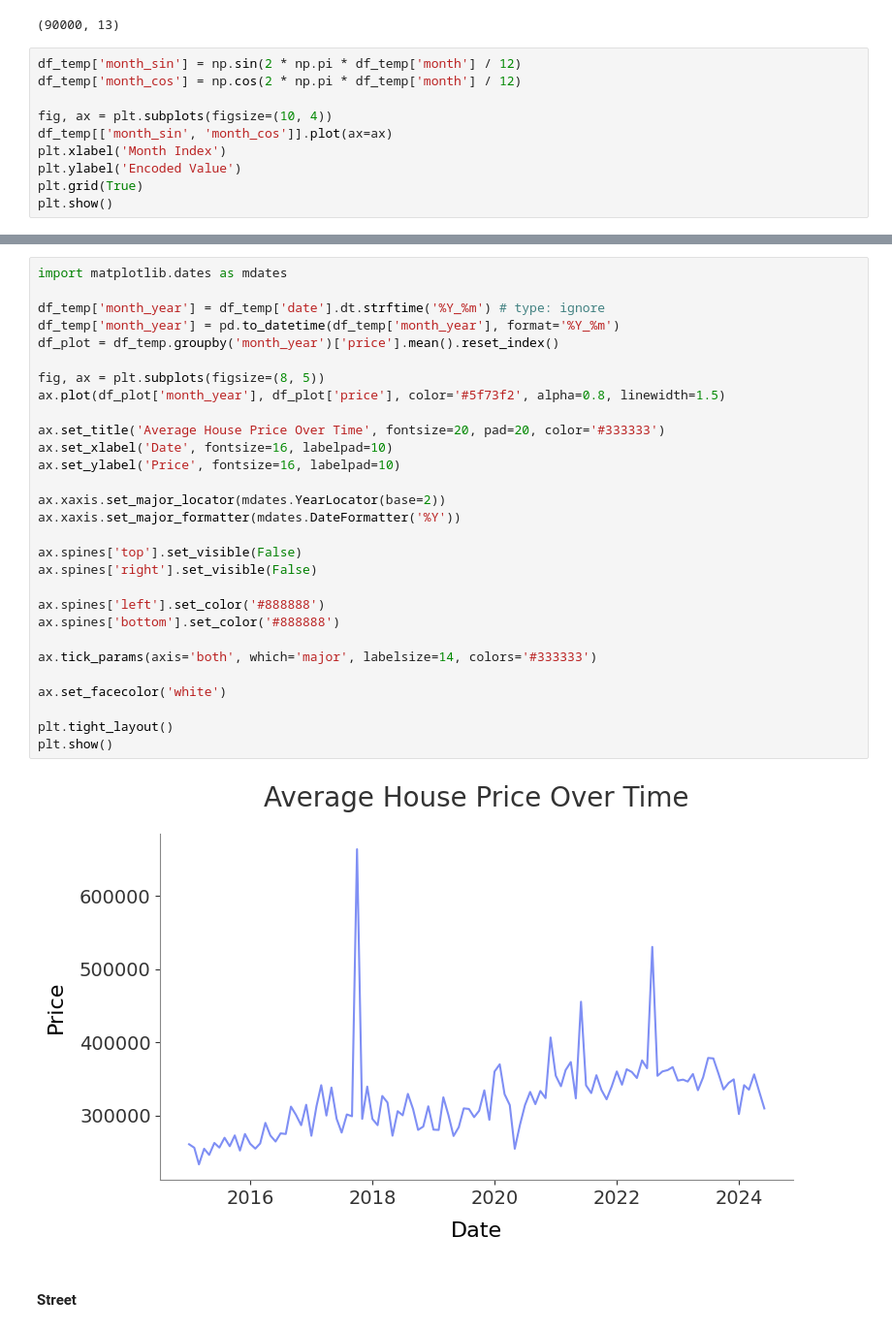
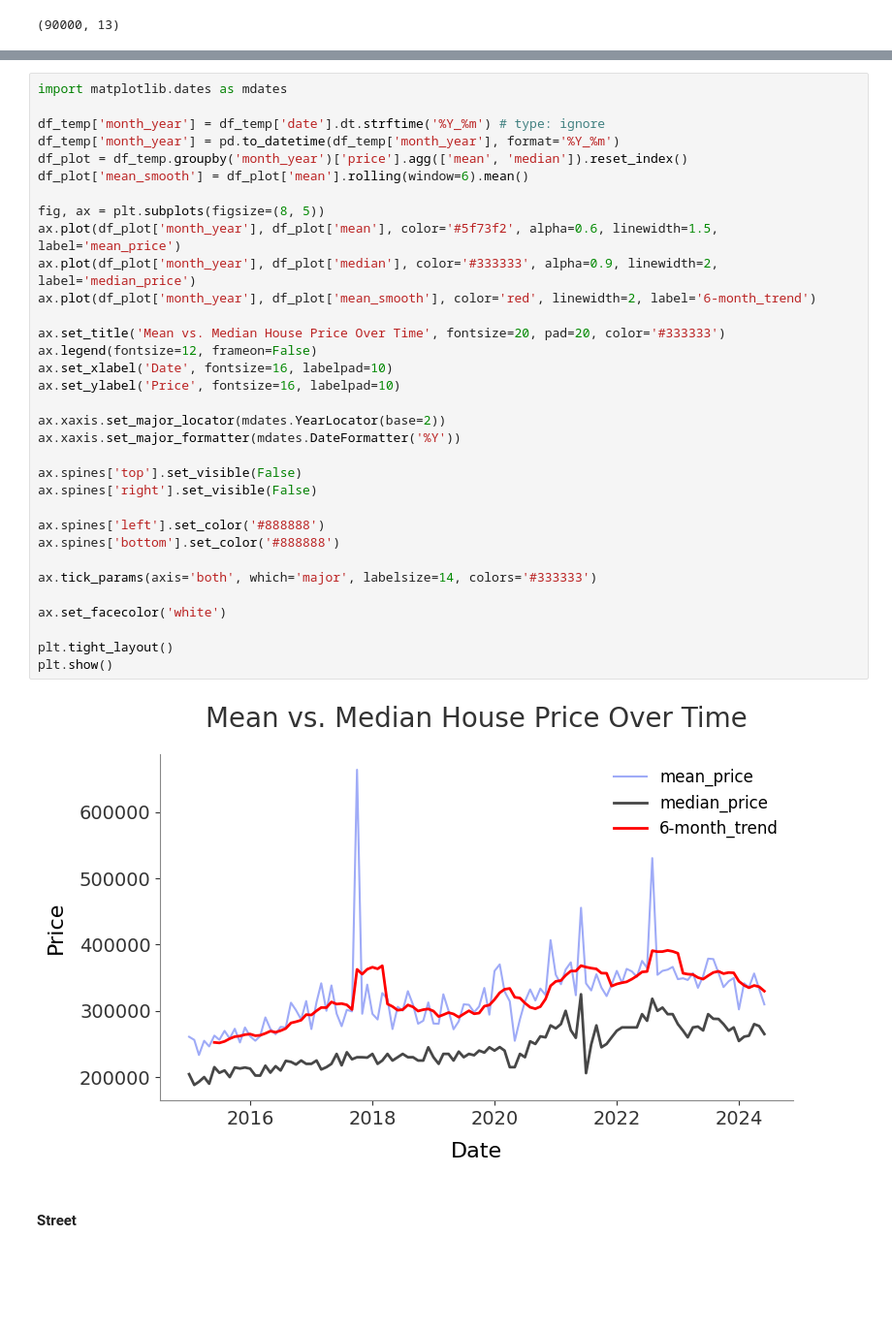
Before and after one commit to rbennum/house-price-prediction, a Jupyter notebook: notebooks/uk_house_price.ipynb, the cells around one changed output, grey strips where cells are left out. Shown at 97% size. Drawn from its saved outputs; the diff is of its cells as text; blank space fills up the shorter version.

Commit message:
feat: tweak with some figures

```diff
--- a/notebooks/uk_house_price.ipynb
+++ b/notebooks/uk_house_price.ipynb
@@ -130,13 +133,3 @@ df_temp = df_temp.sort_values('month')
 df_temp.shape
 # %% [output]
 (90000, 13)
-# %%
-df_temp['month_sin'] = np.sin(2 * np.pi * df_temp['month'] / 12)
-df_temp['month_cos'] = np.cos(2 * np.pi * df_temp['month'] / 12)
-
-fig, ax = plt.subplots(figsize=(10, 4))
-df_temp[['month_sin', 'month_cos']].plot(ax=ax)
-plt.xlabel('Month Index')
-plt.ylabel('Encoded Value')
-plt.grid(True)
-plt.show()
@@ -159,34 +150,38 @@ df_temp.sample(10, random_state=29)
 # %%
 import matplotlib.dates as mdates
 
 df_temp['month_year'] = df_temp['date'].dt.strftime('%Y_%m') # type: ignore
 df_temp['month_year'] = pd.to_datetime(df_temp['month_year'], format='%Y_%m')
-df_plot = df_temp.groupby('month_year')['price'].mean().reset_index()
+df_plot = df_temp.groupby('month_year')['price'].agg(['mean', 'median']).reset_index()
+df_plot['mean_smooth'] = df_plot['mean'].rolling(window=6).mean()
 
 fig, ax = plt.subplots(figsize=(8, 5))
-ax.plot(df_plot['month_year'], df_plot['price'], color='#5f73f2', alpha=0.8, linewidth=1.5)
+ax.plot(df_plot['month_year'], df_plot['mean'], color='#5f73f2', alpha=0.6, linewidth=1.5, label='mean_price')
+ax.plot(df_plot['month_year'], df_plot['median'], color='#333333', alpha=0.9, linewidth=2, label='median_price')
+ax.plot(df_plot['month_year'], df_plot['mean_smooth'], color='red', linewidth=2, label='6-month_trend')
 
-ax.set_title('Average House Price Over Time', fontsize=20, pad=20, color='#333333')
+ax.set_title('Mean vs. Median House Price Over Time', fontsize=20, pad=20, color='#333333')
+ax.legend(fontsize=12, frameon=False)
 ax.set_xlabel('Date', fontsize=16, labelpad=10)
 ax.set_ylabel('Price', fontsize=16, labelpad=10)
 
 ax.xaxis.set_major_locator(mdates.YearLocator(base=2))
 ax.xaxis.set_major_formatter(mdates.DateFormatter('%Y'))
 
 ax.spines['top'].set_visible(False)
 ax.spines['right'].set_visible(False)
 
 ax.spines['left'].set_color('#888888')
 ax.spines['bottom'].set_color('#888888')
 
 ax.tick_params(axis='both', which='major', labelsize=14, colors='#333333')
 
 ax.set_facecolor('white')
 
 plt.tight_layout()
 plt.show()
 # %% [output]
-[figure, old version]
+[figure, new version]
 # %% [markdown]
 #### Street
 # %%
```
Also changed, not shown: parts of 6 cells of this notebook.
